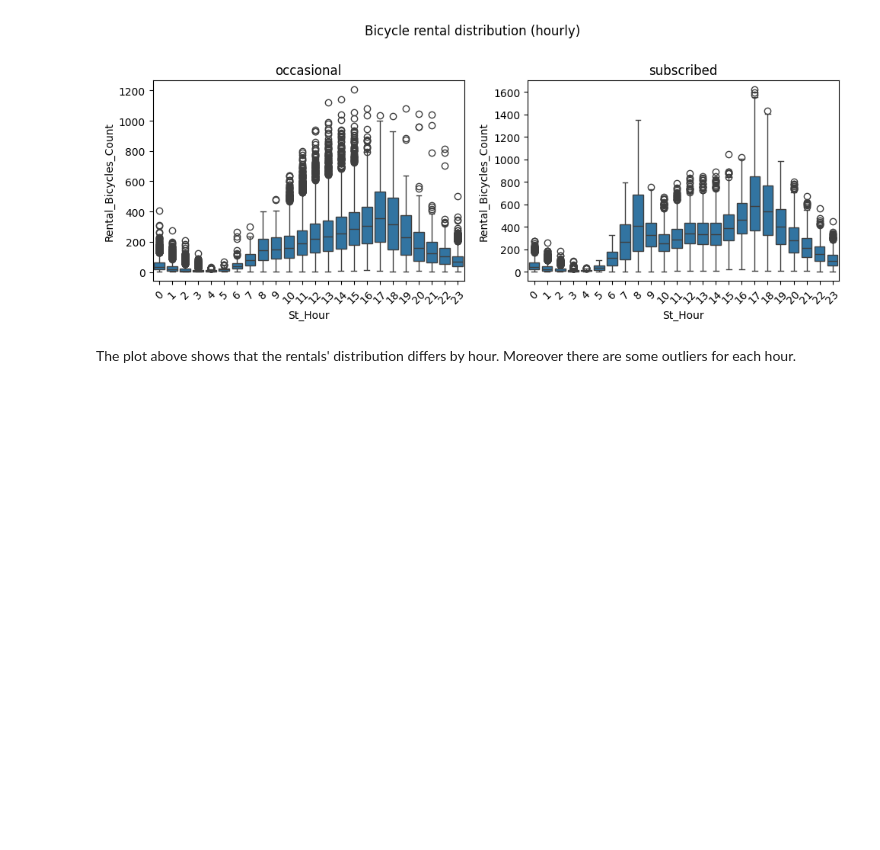
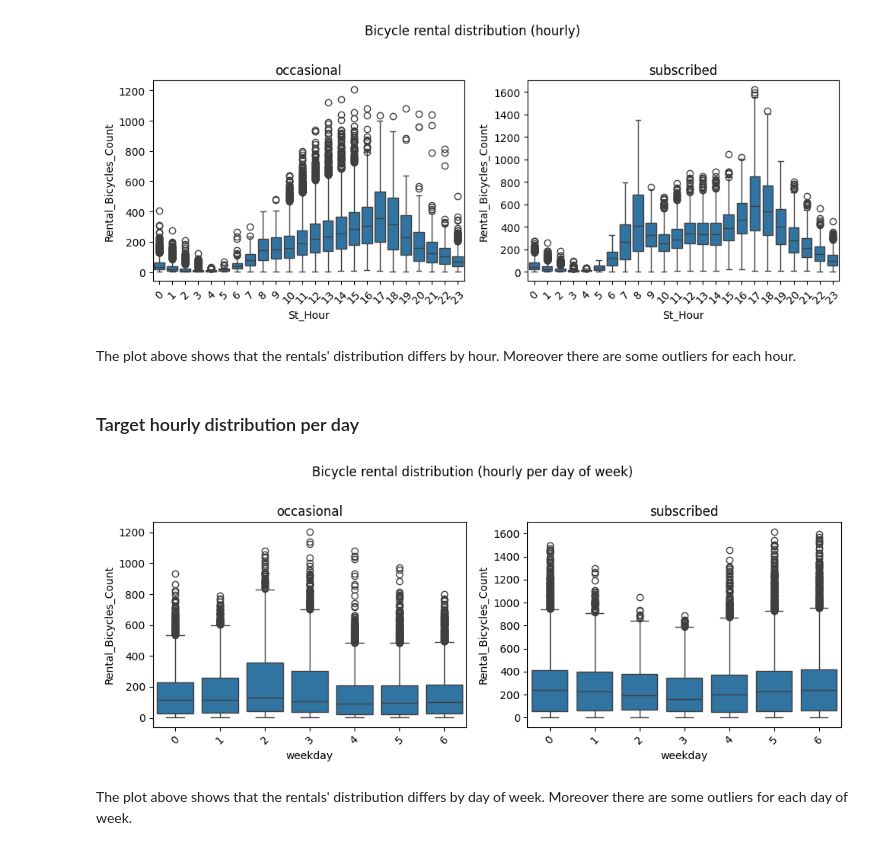
Before and after one commit to VaheC/MH_BicycleDemand_Hackathon, a Jupyter notebook: eda.ipynb, the cells around one changed output. Drawn from its saved outputs; the diff is of its cells as text; code cells hidden in the pictures; blank space fills up the shorter version.

Commit message:
add target distribution per day of week

```diff
--- a/eda.ipynb
+++ b/eda.ipynb
@@ -513,3 +513,25 @@ plt.tight_layout()
 [figure]
 # %% [markdown]
 The plot above shows that the rentals' distribution differs by hour. Moreover there are some outliers for each hour.
+# %% [markdown]
+### Target hourly distribution per day
+# %%
+plot_idx = 0
+
+plt.figure(figsize=(10, 4))
+
+for user_type in train_df['User_type'].unique():
+
+    plot_idx += 1
+
+    plt.subplot(1, 2, plot_idx)
+    sns.boxplot(x='weekday', y='Rental_Bicycles_Count', data=train_df[train_df['User_type']==user_type]);
+    plt.title(f"{user_type}")
+    plt.xticks(rotation=45)
+
+plt.suptitle('Bicycle rental distribution (hourly per day of week)', y=1.01)
+plt.tight_layout()
+# %% [output]
+[figure, added]
+# %% [markdown]
+The plot above shows that the rentals' distribution differs by day of week. Moreover there are some outliers for each day of week.
```
